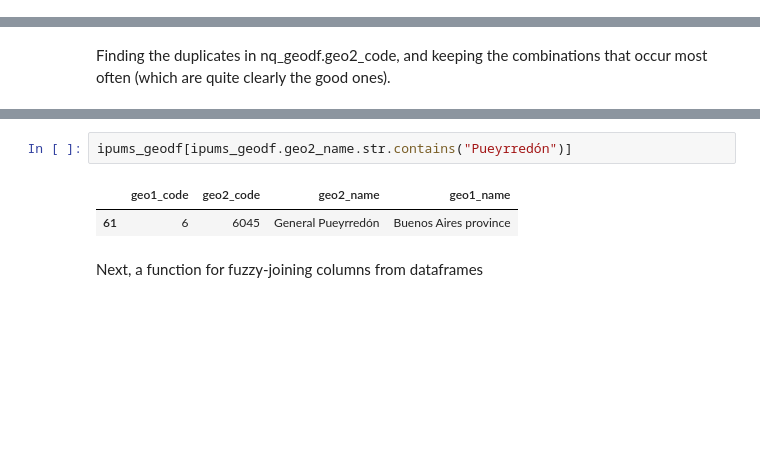
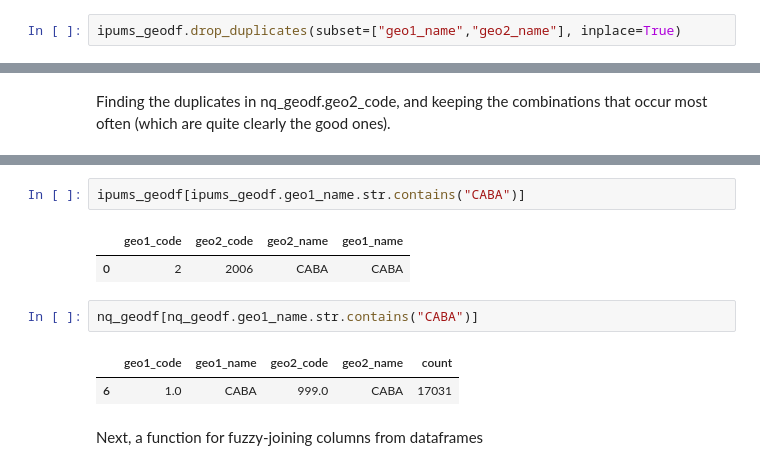
Before and after one commit to lapop-central/sample-match-abstraction, a Jupyter notebook: process-COUNTRY/process-Argentina.ipynb, the cells around one changed output, grey strips where cells are left out. Saved outputs shown, nothing was run; the diff lists cells and outputs as text; blank space fills up the shorter version.

```diff
--- a/process-COUNTRY/process-Argentina.ipynb
+++ b/process-COUNTRY/process-Argentina.ipynb
@@ -90,3 +108,5 @@ ipums_geodf.geo1_name = ipums_geodf.geo1_name.str.strip()
+# %%
+ipums_geodf.drop_duplicates(subset=["geo1_name","geo2_name"], inplace=True)
 # %%
 ipums_geodf.shape
 # %% [output]
@@ -121,8 +205,13 @@ nq_geodf.shape
 # %%
-ipums_geodf[ipums_geodf.geo2_name.str.contains("Pueyrredón")]
+ipums_geodf[ipums_geodf.geo1_name.str.contains("CABA")]
 # %% [output]
 |  | geo1_code | geo2_code | geo2_name | geo1_name |
-| 61 | 6 | 6045 | General Pueyrredón | Buenos Aires province |
+| 0 | 2 | 2006 | CABA | CABA |
+# %%
+nq_geodf[nq_geodf.geo1_name.str.contains("CABA")]
+# %% [output]
+|  | geo1_code | geo1_name | geo2_code | geo2_name | count |
+| 6 | 1.0 | CABA | 999.0 | CABA | 17031 |
 # %% [markdown]
 Next, a function for fuzzy-joining columns from dataframes
 # %%
```
Also changed, not shown: parts of 36 cells of this notebook, 19 other files.
